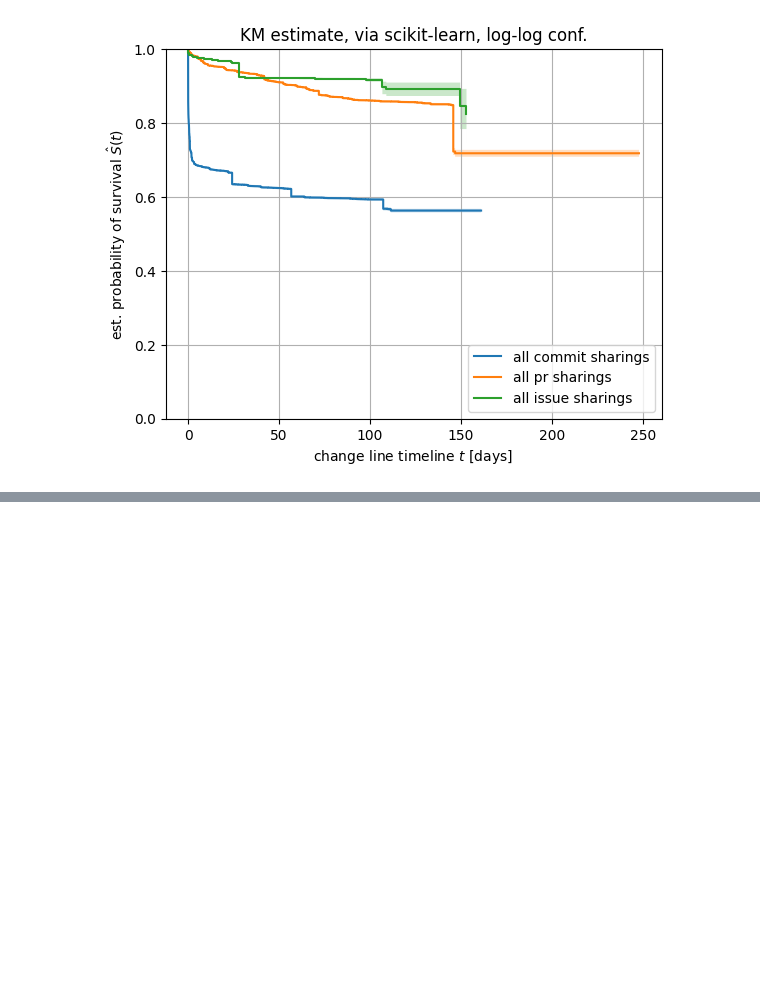
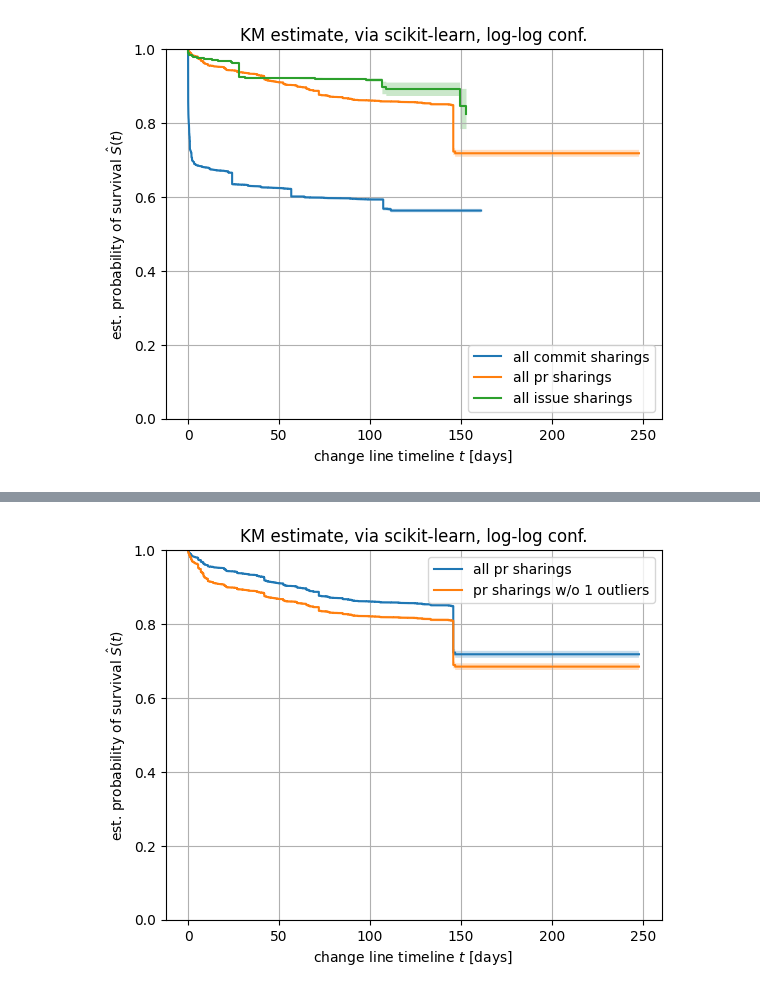
Before and after one commit to ncusi/MSR_Challenge_2024, a Jupyter notebook: notebooks/analyze_changes_survival.ipynb, the cells around one changed output, grey strips where cells are left out. Saved outputs shown, nothing was run; the diff lists cells and outputs as text; code cells hidden in the pictures; blank space fills up the shorter version.

```diff
--- a/notebooks/analyze_changes_survival.ipynb
+++ b/notebooks/analyze_changes_survival.ipynb
@@ -832,0 +906,5 @@ plt.show()
+# %%
+df_pr.loc[:, 'outlier'] = False
+df_pr.loc[df_pr['RepoName'] == 'Email-Generation/email_generation', 'outlier'] = True
+
+df_pr[df_pr['outlier']]['RepoName'].value_counts()
@@ -832,0 +959,10 @@ plt.show()
+# %%
+compute_and_plot_KM_sksurv(df_pr['E'], df_pr['T'], "all pr sharings")
+compute_and_plot_KM_sksurv(df_pr[~df_pr['outlier']]['E'],
+                           df_pr[~df_pr['outlier']]['T'], "pr sharings w/o 1 outliers")
+
+plt.legend()
+plt.grid()
+plt.show()
+# %% [output]
+[figure, added]
```
Also changed, not shown: parts of 28 cells of this notebook.
